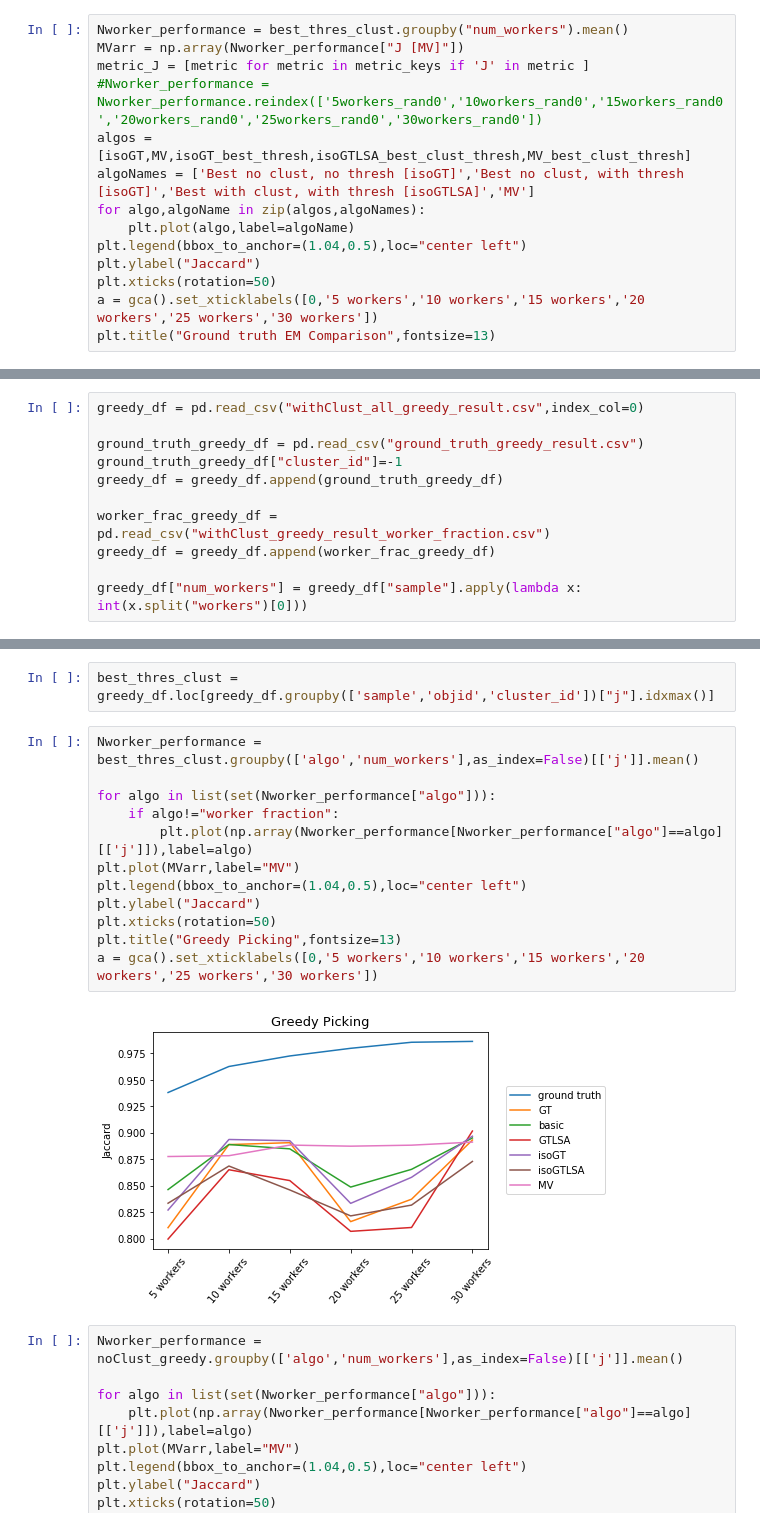
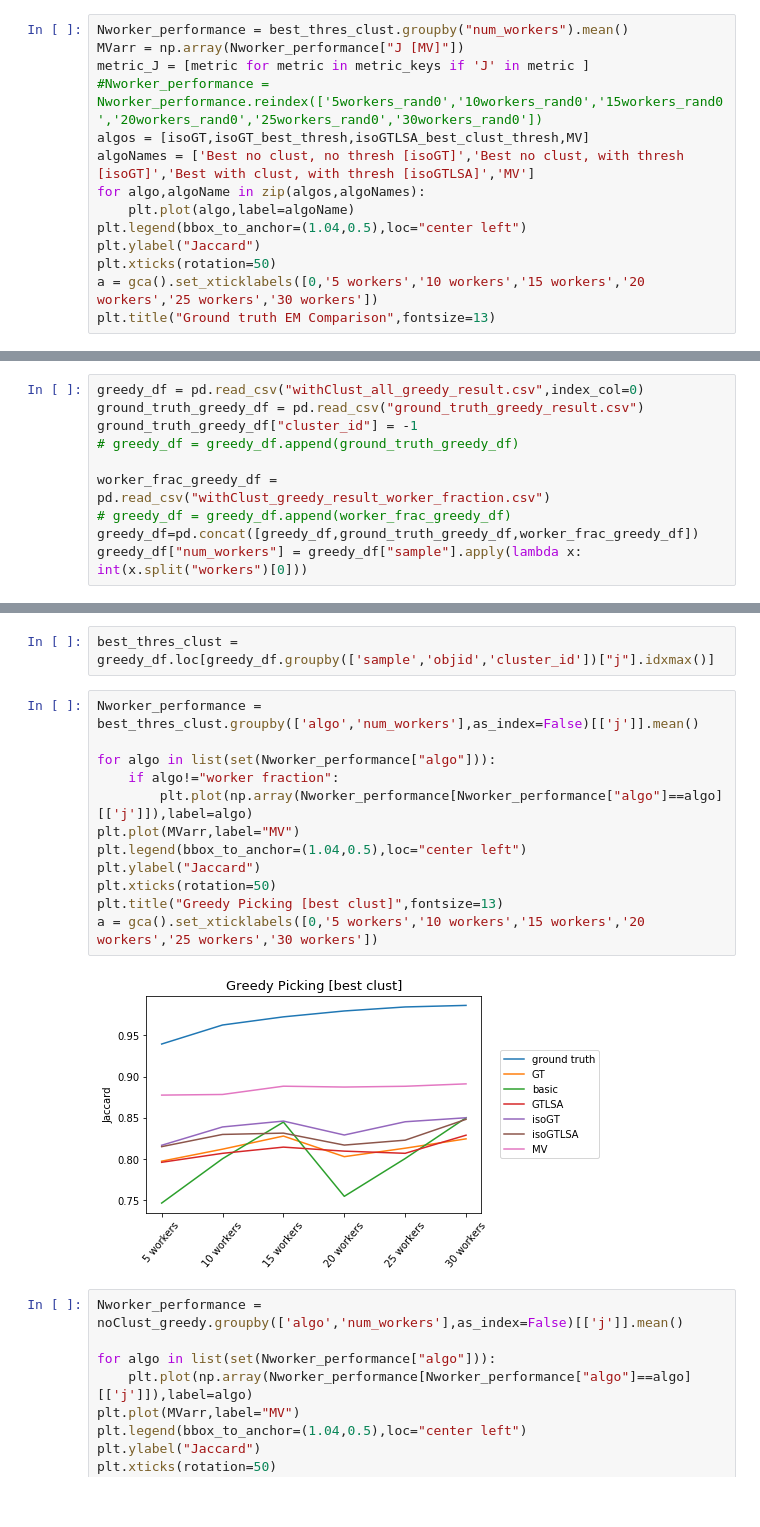
Before and after one commit to cognoscentai/segmentation, a Jupyter notebook: ipynb/PixelBasedGroundTruthExperiment-WithCluster.ipynb, the cells around one changed output, grey strips where cells are left out. Cells and saved outputs as stored; diff of their text form.

Commit message:
added figures

```diff
--- a/ipynb/PixelBasedGroundTruthExperiment-WithCluster.ipynb
+++ b/ipynb/PixelBasedGroundTruthExperiment-WithCluster.ipynb
@@ -107,7 +105,7 @@ Nworker_performance = best_thres_clust.groupby("num_workers").mean()
 MVarr = np.array(Nworker_performance["J [MV]"])
 metric_J = [metric for metric in metric_keys if 'J' in metric ]
 #Nworker_performance = Nworker_performance.reindex(['5workers_rand0','10workers_rand0','15workers_rand0','20workers_rand0','25workers_rand0','30workers_rand0'])
-algos = [isoGT,MV,isoGT_best_thresh,isoGTLSA_best_clust_thresh,MV_best_clust_thresh]
+algos = [isoGT,isoGT_best_thresh,isoGTLSA_best_clust_thresh,MV]
 algoNames = ['Best no clust, no thresh [isoGT]','Best no clust, with thresh [isoGT]','Best with clust, with thresh [isoGTLSA]','MV']
 for algo,algoName in zip(algos,algoNames):
     plt.plot(algo,label=algoName)
@@ -153,14 +151,13 @@ for fname in globfnames[1:]:
 greedy_df.to_csv("withClust_all_greedy_result.csv")
 # %%
 greedy_df = pd.read_csv("withClust_all_greedy_result.csv",index_col=0)
-
 ground_truth_greedy_df = pd.read_csv("ground_truth_greedy_result.csv")
-ground_truth_greedy_df["cluster_id"]=-1
-greedy_df = greedy_df.append(ground_truth_greedy_df)
+ground_truth_greedy_df["cluster_id"] = -1
+# greedy_df = greedy_df.append(ground_truth_greedy_df)
 
 worker_frac_greedy_df = pd.read_csv("withClust_greedy_result_worker_fraction.csv")
-greedy_df = greedy_df.append(worker_frac_greedy_df)
-
+# greedy_df = greedy_df.append(worker_frac_greedy_df)
+greedy_df=pd.concat([greedy_df,ground_truth_greedy_df,worker_frac_greedy_df])
 greedy_df["num_workers"] = greedy_df["sample"].apply(lambda x: int(x.split("workers")[0]))
 # %%
 noClust_greedy = pd.read_csv("greedy_old_results/all_greedy_result.csv",index_col=0)
@@ -174,17 +171,17 @@ best_thres_clust = greedy_df.loc[greedy_df.groupby(['sample','objid','cluster_id
 # %%
 Nworker_performance = best_thres_clust.groupby(['algo','num_workers'],as_index=False)[['j']].mean()
 
 for algo in list(set(Nworker_performance["algo"])):
     if algo!="worker fraction":
         plt.plot(np.array(Nworker_performance[Nworker_performance["algo"]==algo][['j']]),label=algo)
 plt.plot(MVarr,label="MV")
 plt.legend(bbox_to_anchor=(1.04,0.5),loc="center left")
 plt.ylabel("Jaccard")
 plt.xticks(rotation=50)
-plt.title("Greedy Picking",fontsize=13)
+plt.title("Greedy Picking [best clust]",fontsize=13)
 a = gca().set_xticklabels([0,'5 workers','10 workers','15 workers','20 workers','25 workers','30 workers'])
 # %% [output]
-[figure, old version]
+[figure, new version]
 # %%
 Nworker_performance = noClust_greedy.groupby(['algo','num_workers'],as_index=False)[['j']].mean()
 
```
Also changed, not shown: parts of 4 cells of this notebook, 1 other file.
